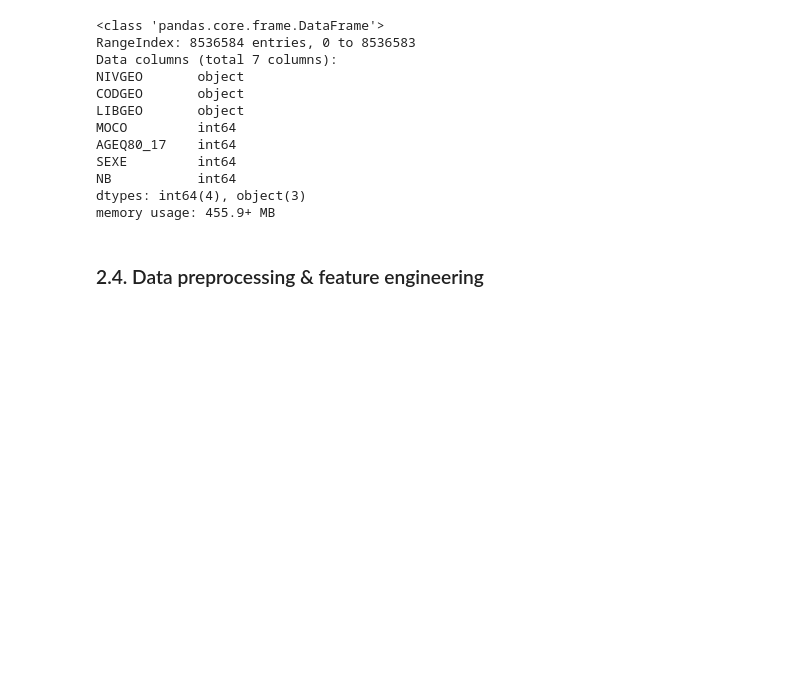
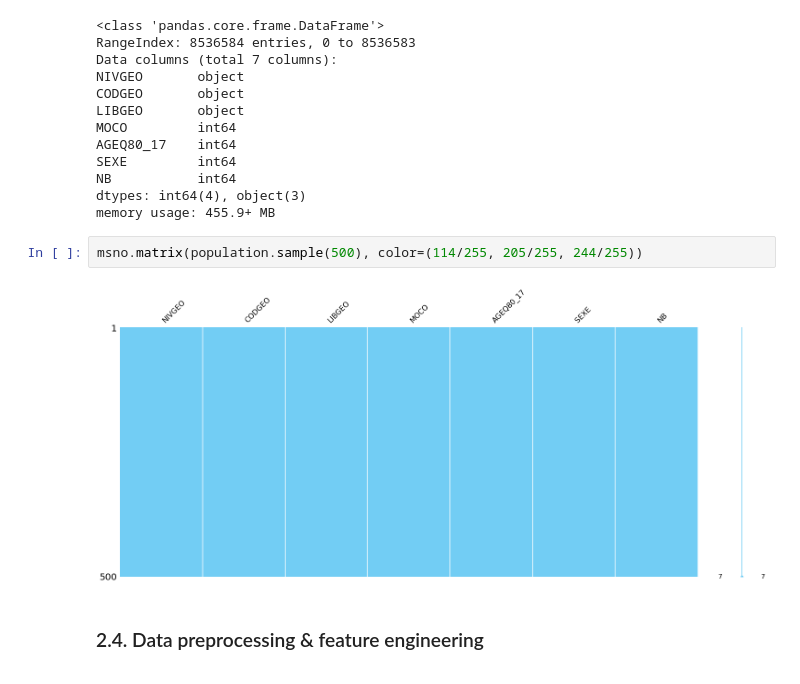
Before and after one commit to SkalskiP/ILearnMachineLearning.py, a Jupyter notebook: 0_Kaggle_projects/French_Salary_Prediction.ipynb, the cells around one changed output. Drawn from its saved outputs; the diff is of its cells as text; blank space fills up the shorter version.

```diff
--- a/0_Kaggle_projects/French_Salary_Prediction.ipynb
+++ b/0_Kaggle_projects/French_Salary_Prediction.ipynb
@@ -143,6 +159,10 @@ SEXE         int64
 NB           int64
 dtypes: int64(4), object(3)
 memory usage: 455.9+ MB
+# %%
+msno.matrix(population.sample(500), color=(114/255, 205/255, 244/255))
+# %% [output]
+[figure, added]
 # %% [markdown]
 ### 2.4. Data preprocessing & feature engineering
 <a id="data_preprocessing"></a>
```
Also changed, not shown: parts of 6 cells of this notebook.
